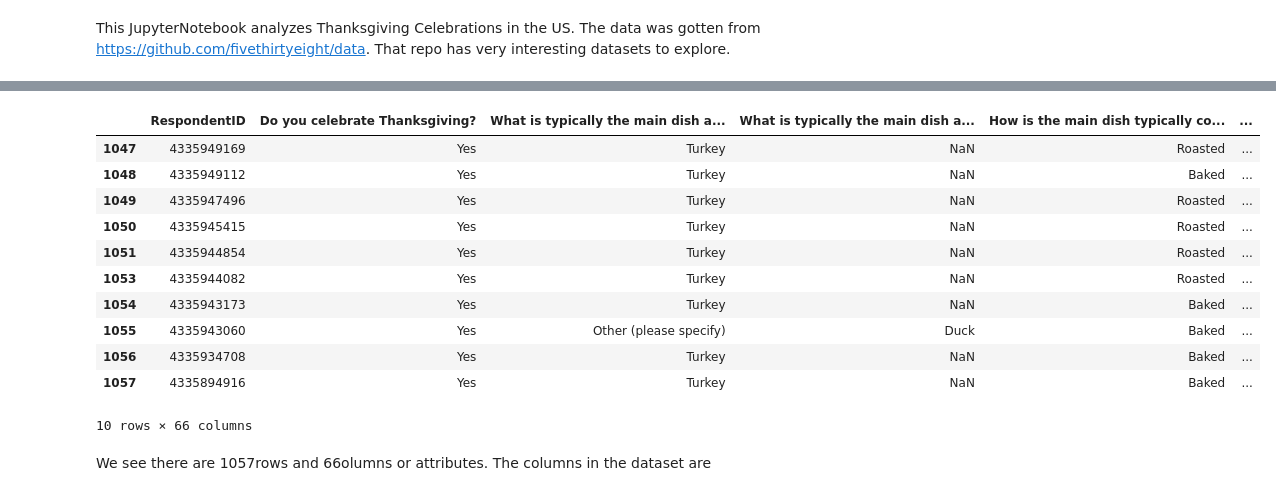
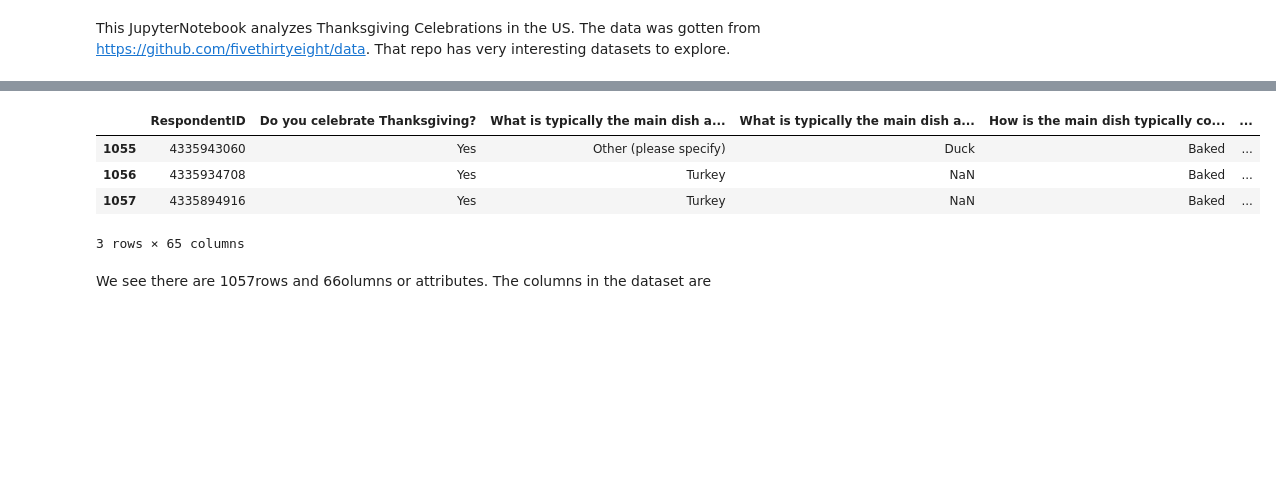
Before and after one commit to RaphaelOK/Data_Visualization-_Analysis, a Jupyter notebook: ThanksGiving.ipynb, the cells around one changed output, grey strips where cells are left out. Drawn from its saved outputs; the diff is of its cells as text; code cells hidden in the pictures; blank space fills up the shorter version.

```diff
--- a/ThanksGiving.ipynb
+++ b/ThanksGiving.ipynb
@@ -30,18 +23,11 @@ We can look at the last 10 rows
 # %%
-data.tail(10)
+data.tail(3)
 # %% [output]
 |  | RespondentID | Do you celebrate Thanksgiving? | What is typically the main dish a... | What is typically the main dish a... | How is the main dish typically co... | ... |
-| 1047 | 4335949169 | Yes | Turkey | NaN | Roasted | ... |
-| 1048 | 4335949112 | Yes | Turkey | NaN | Baked | ... |
-| 1049 | 4335947496 | Yes | Turkey | NaN | Roasted | ... |
-| 1050 | 4335945415 | Yes | Turkey | NaN | Roasted | ... |
-| 1051 | 4335944854 | Yes | Turkey | NaN | Roasted | ... |
-| 1053 | 4335944082 | Yes | Turkey | NaN | Roasted | ... |
-| 1054 | 4335943173 | Yes | Turkey | NaN | Baked | ... |
 | 1055 | 4335943060 | Yes | Other (please specify) | Duck | Baked | ... |
 | 1056 | 4335934708 | Yes | Turkey | NaN | Baked | ... |
 | 1057 | 4335894916 | Yes | Turkey | NaN | Baked | ... |
-10 rows × 66 columns
+3 rows × 65 columns
 # %% [markdown]
 We see there are 1057rows and 66olumns or attributes.
 The columns in the dataset are
```
Also changed, not shown: parts of 7 cells of this notebook.
